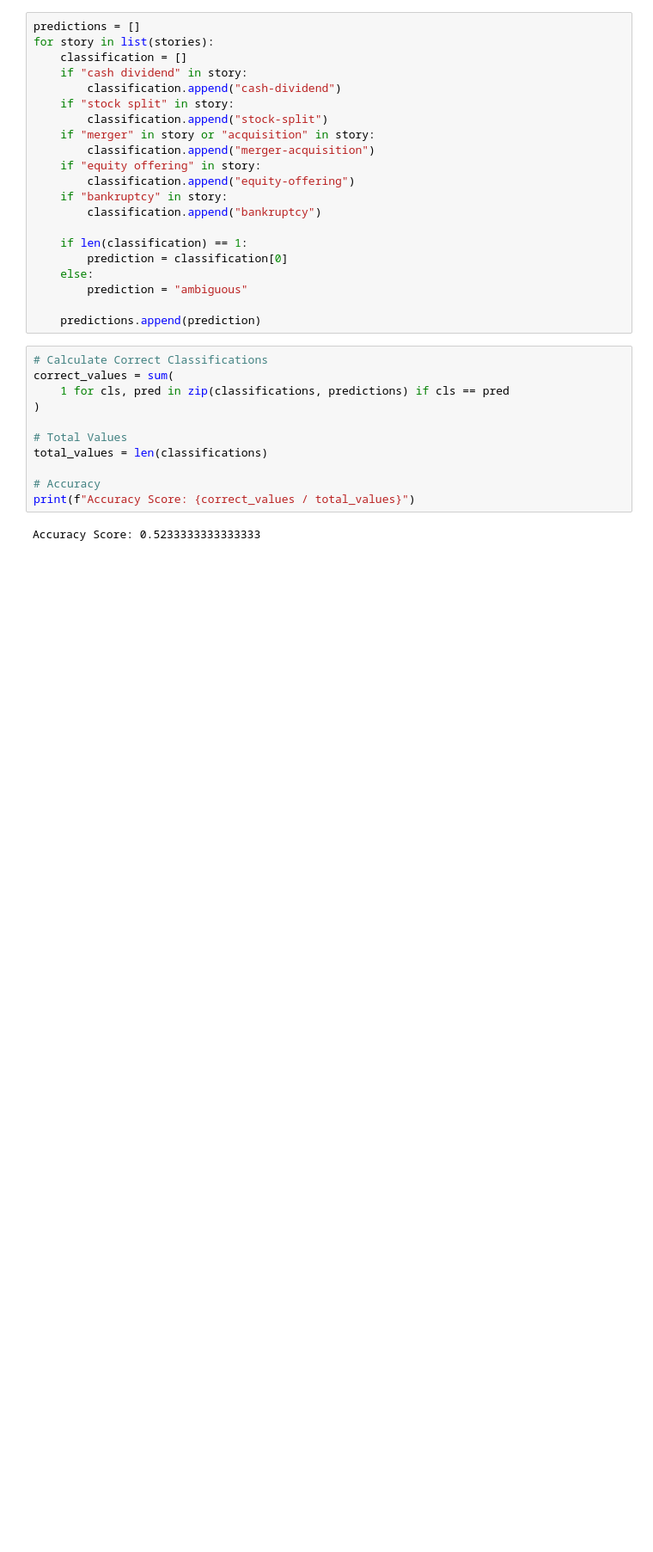
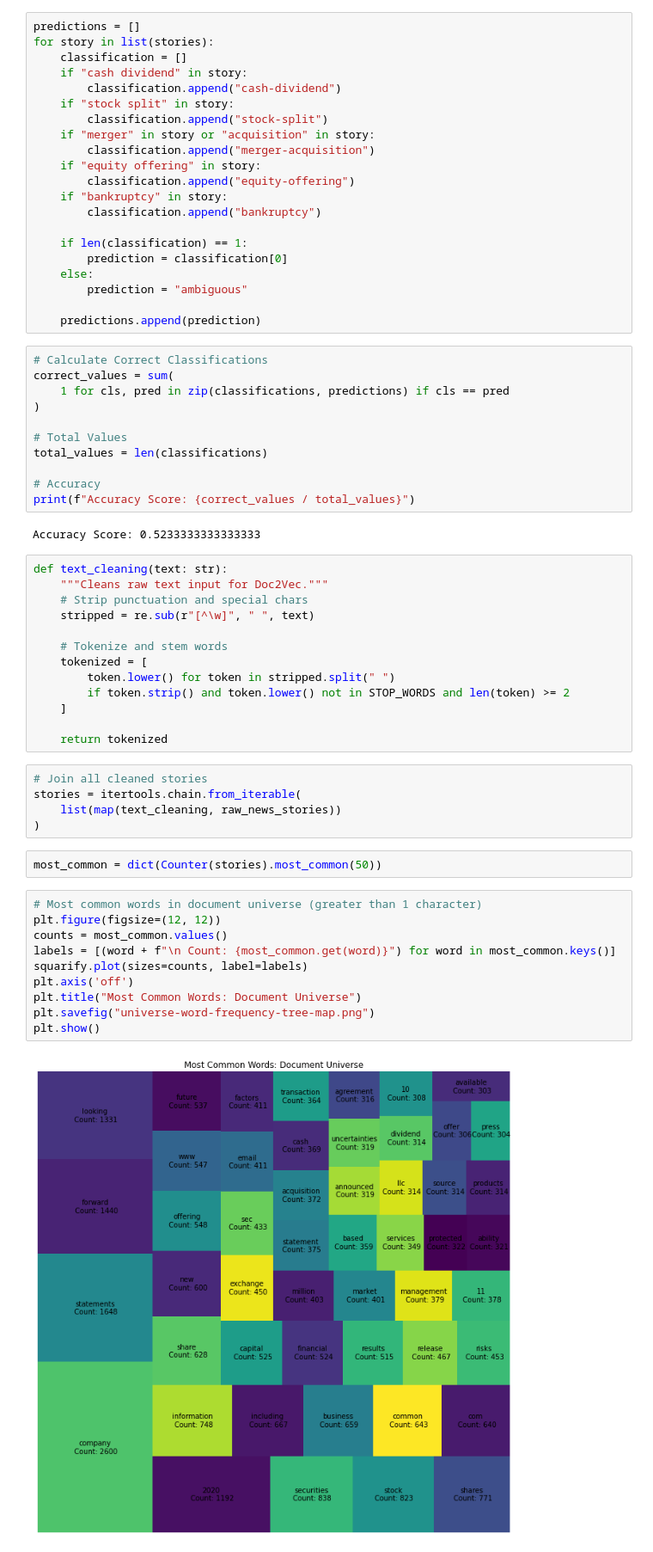
Before and after one commit to leonkozlowski/baseline, a Jupyter notebook: baseline/words.ipynb, the cells around one changed output. Shown at 86% size. Saved outputs shown, nothing was run; the diff lists cells and outputs as text; blank space fills up the shorter version.

Commit message:
More graphs + .ipynb -> .py

```diff
--- a/baseline/words.ipynb
+++ b/baseline/words.ipynb
@@ -46,3 +52,35 @@ total_values = len(classifications)
 print(f"Accuracy Score: {correct_values / total_values}")
 # %% [output]
 Accuracy Score: 0.5233333333333333
+# %%
+def text_cleaning(text: str):
+    """Cleans raw text input for Doc2Vec."""
+    # Strip punctuation and special chars
+    stripped = re.sub(r"[^\w]", " ", text)
+
+    # Tokenize and stem words
+    tokenized = [
+        token.lower() for token in stripped.split(" ")
+        if token.strip() and token.lower() not in STOP_WORDS and len(token) >= 2
+    ]
+
+    return tokenized
+# %%
+# Join all cleaned stories
+stories = itertools.chain.from_iterable(
+    list(map(text_cleaning, raw_news_stories))
+)
+# %%
+most_common = dict(Counter(stories).most_common(50))
+# %%
+# Most common words in document universe (greater than 1 character)
+plt.figure(figsize=(12, 12))
+counts = most_common.values()
+labels = [(word + f"\n Count: {most_common.get(word)}") for word in most_common.keys()]
+squarify.plot(sizes=counts, label=labels)
+plt.axis('off')
+plt.title("Most Common Words: Document Universe")
+plt.savefig("universe-word-frequency-tree-map.png")
+plt.show()
+# %% [output]
+[figure, added]
```
Also changed, not shown: parts of 7 cells of this notebook, 4 other files.
